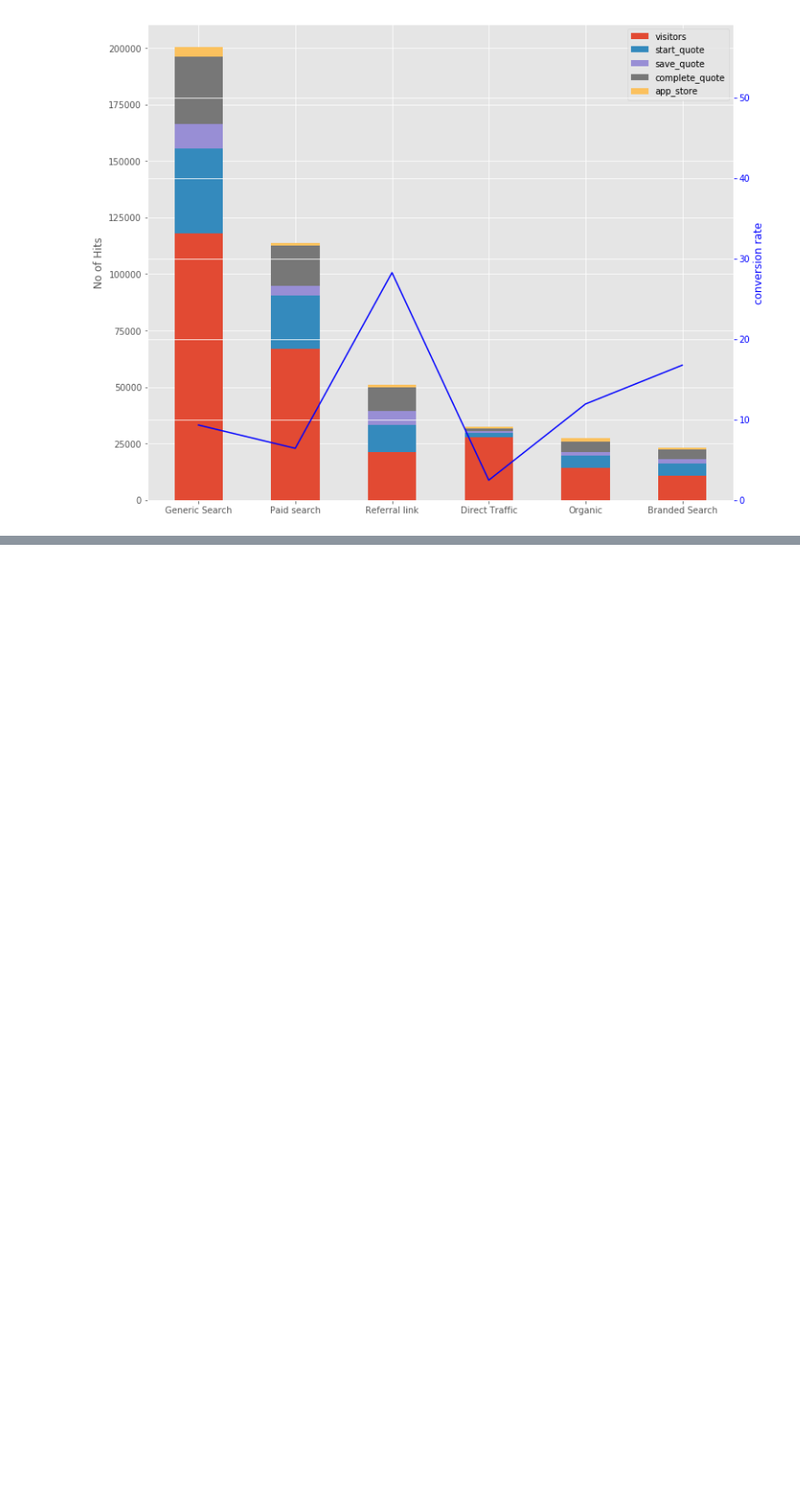
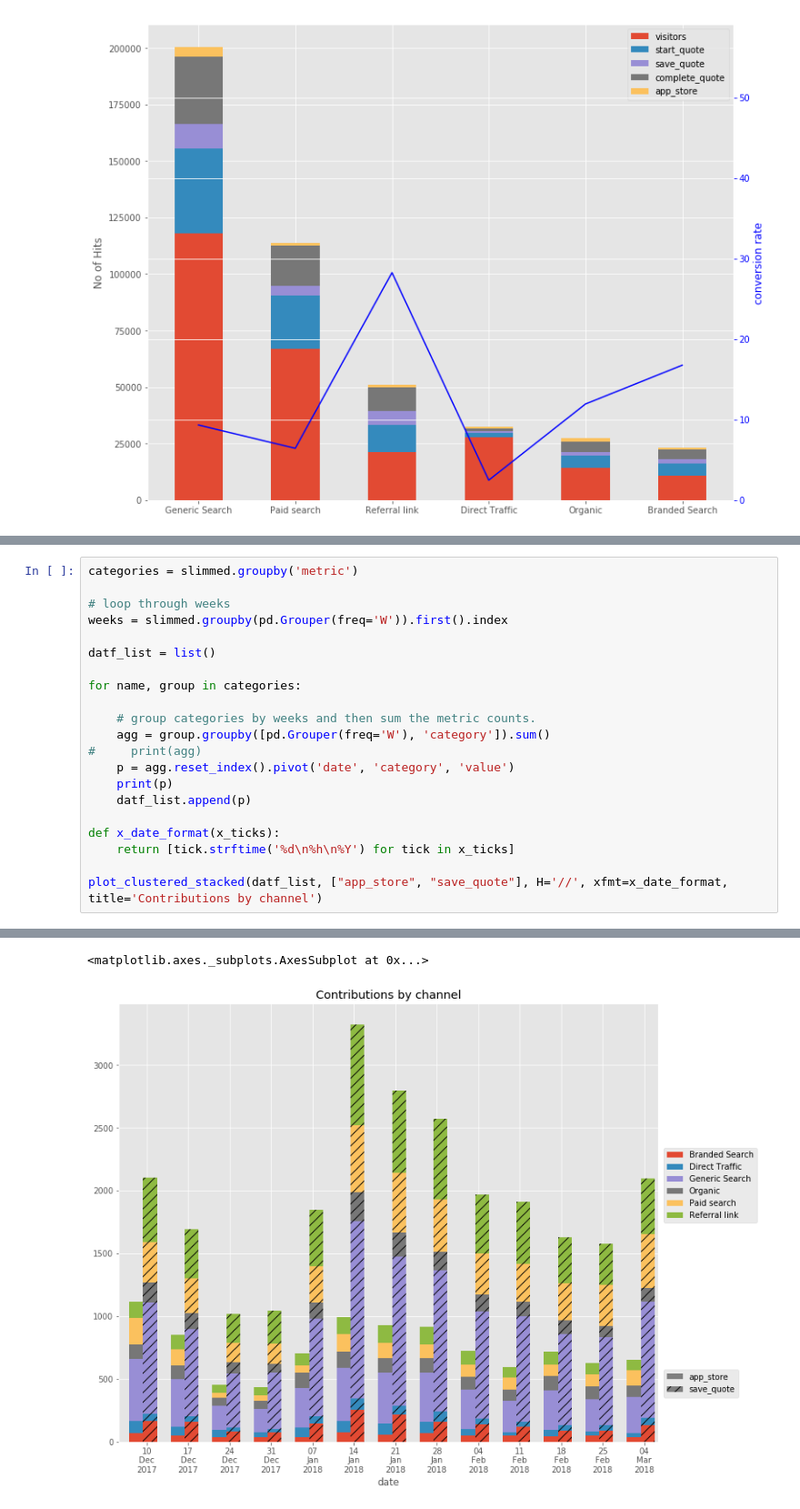
Before and after one commit to cgddrd/pureplanet-datasci, a Jupyter notebook: notebooks/Untitled.ipynb, the cells around one changed output, grey strips where cells are left out. Shown at 91% size. Drawn from its saved outputs; the diff is of its cells as text; blank space fills up the shorter version.

```diff
--- a/notebooks/Untitled.ipynb
+++ b/notebooks/Untitled.ipynb
@@ -818,0 +1079,22 @@ plt.show()
+# %%
+categories = slimmed.groupby('metric')
+
+# loop through weeks
+weeks = slimmed.groupby(pd.Grouper(freq='W')).first().index
+
+datf_list = list()
+
+for name, group in categories:
+
+    # group categories by weeks and then sum the metric counts.
+    agg = group.groupby([pd.Grouper(freq='W'), 'category']).sum()
+#     print(agg)
+    p = agg.reset_index().pivot('date', 'category', 'value')
+    print(p)
+    datf_list.append(p)
+
+def x_date_format(x_ticks):
+    return [tick.strftime('%d\n%h\n%Y') for tick in x_ticks]
+
+plot_clustered_stacked(datf_list, ["app_store", "save_quote"], H='//', xfmt=x_date_format, title='Contributions by channel')
+# %% [output]
@@ -818,0 +1118,2 @@ plt.show()
+<matplotlib.axes._subplots.AxesSubplot at 0x...>
+[figure, added]
```
Also changed, not shown: parts of 8 cells of this notebook, 2 other files.
